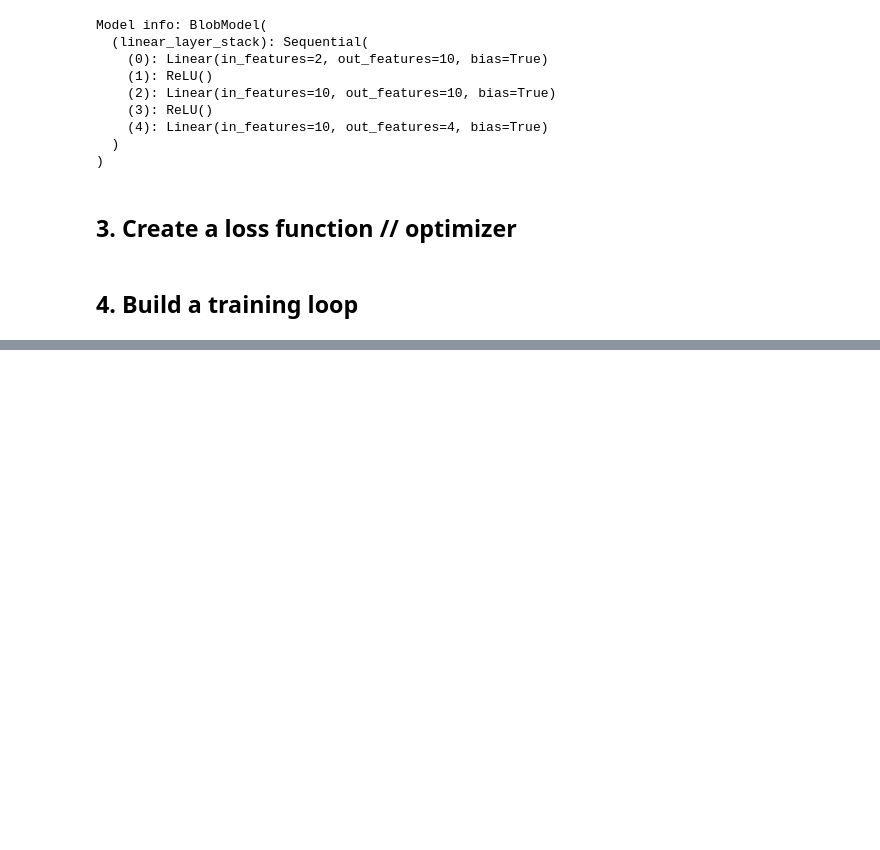
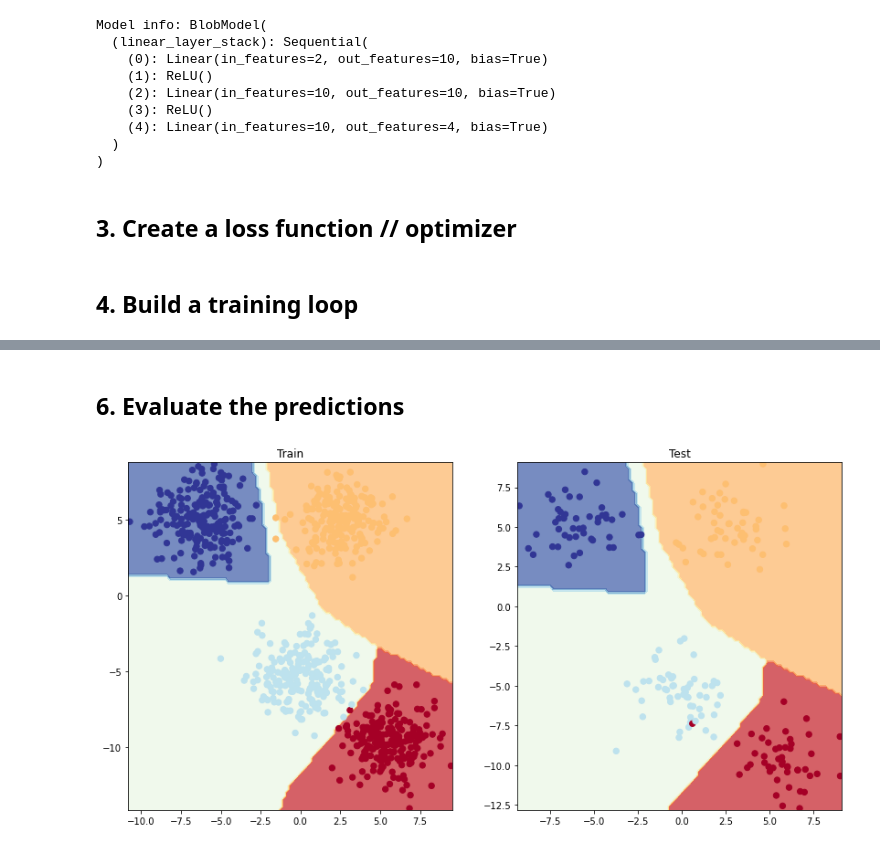
Before and after one commit to fxop0218/Tutorial-PyTorchForBeginners, a Jupyter notebook: 02_multi_classification.ipynb, the cells around one changed output, grey strips where cells are left out. Drawn from its saved outputs; the diff is of its cells as text; code cells hidden in the pictures; blank space fills up the shorter version.

```diff
--- a/02_multi_classification.ipynb
+++ b/02_multi_classification.ipynb
@@ -34,7 +57,7 @@ X_blob, y_blob = make_blobs(n_samples = 1000,
 # %%
 # Turn into tensors
 X_blob = torch.from_numpy(X_blob).type(torch.float)
-y_blob = torch.from_numpy(y_blob).type(torch.float)
+y_blob = torch.from_numpy(y_blob).type(torch.LongTensor) # If don't use LongTensro and use float, when using the loss function, an error will pop up
 
 # Split into train and test
 X_train, X_test, y_train, y_test = train_test_split(X_blob, y_blob, train_size=0.8)
@@ -113,6 +136,6 @@ Model info: BlobModel(
 ## 3. Create a loss function // optimizer
 # %%
 loss_fn = nn.CrossEntropyLoss()
-optimizer = torch.optim.ADAM(params = model.parameters(), lr = 0.5)
+optimizer = torch.optim.Adam(params = model.parameters(), lr = 0.5)
 # %% [markdown]
 ## 4. Build a training loop
@@ -138,0 +221,32 @@ optimizer = torch.optim.ADAM(params = model.parameters(), lr = 0.5)
+# %%
+for epoch in range(epochs):
+  model.train()
+
+  # Make the raw prediction
+  y_logits = model(X_train)
+
+  # Get the prediction
+  y_pred = torch.softmax(y_logits, dim = 1).argmax(dim = 1)
+
+  # Caluclate the loss and the accuracity
+  loss = loss_fn(y_logits, y_train)
+  acc = accuracy_fn(y_true=y_train,
+                    y_pred=y_pred)
+
+  optimizer.zero_grad()
+  loss.backward()
+  optimizer.step()
+
+  # Test
+
+  model.eval()
+  with torch.inference_mode():
+    test_logits = model(X_test)
+    test_preds = torch.softmax(test_logits, dim=1).argmax(dim=1)
+
+    test_loss = loss_fn(test_logits, y_test)
+    test_acc = accuracy_fn(y_true = y_test, y_pred=test_preds)
+
+    # Print out what's happening
+  if epoch % 50 == 0:
+      print(f"Epoch: {epoch} | Loss: {loss:.5f}, Acc: {acc:.2f}% | Test Loss: {test_loss:.5f}, Test Acc: {test_acc:.2f}%")
@@ -138,0 +264,2 @@ optimizer = torch.optim.ADAM(params = model.parameters(), lr = 0.5)
+# %% [markdown]
+## 6. Evaluate the predictions
@@ -138,0 +273,10 @@ optimizer = torch.optim.ADAM(params = model.parameters(), lr = 0.5)
+# %%
+plt.figure(figsize=(14,7))
+plt.subplot(1,2,1)
+plt.title("Train")
+plot_decision_boundary(model, X_train, y_train)
+plt.subplot(1, 2, 2)
+plt.title("Test")
+plot_decision_boundary(model, X_test, y_test)
+# %% [output]
+[figure, added]
```
Also changed, not shown: parts of 20 cells of this notebook.
